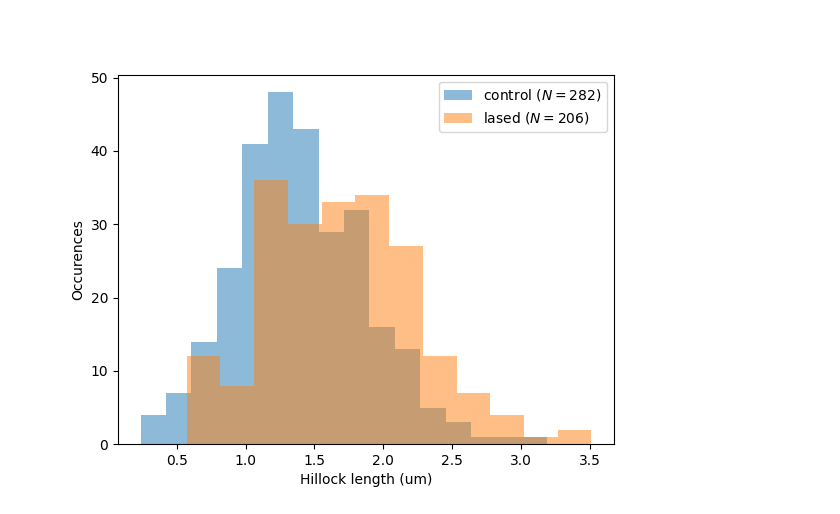
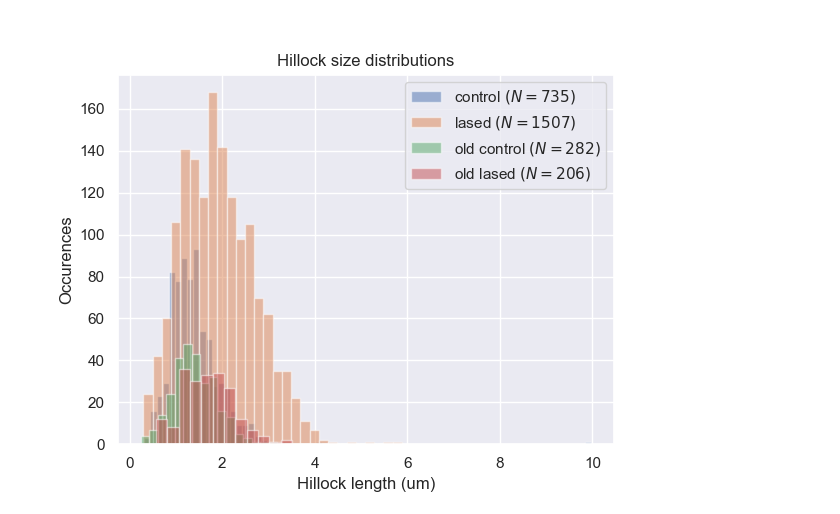
Before and after one commit to Atzphere/EDET80k_Damage, a Jupyter notebook: Visual Damage Analysis/hillock profiling/plotting.ipynb, the cells around one changed output. Saved outputs shown, nothing was run; the diff lists cells and outputs as text; code cells hidden in the pictures.

Commit message:
hillock search tools

```diff
--- a/Visual Damage Analysis/hillock profiling/plotting.ipynb
+++ b/Visual Damage Analysis/hillock profiling/plotting.ipynb
@@ -3,26 +3,43 @@ import numpy as np
 import pandas as pd
 import matplotlib.pyplot as plt
 %matplotlib widget
+import seaborn as sns
 import juplot as jp
+
+sns.set_theme()
 # %%
-f_control = "measurements_control.csv"
-f_lased = "measurements_lased.csv"
+f_control = "measurements_newchip_control.csv"
+f_lased = "measurements_newchip_heavy_lased.csv"
+
+f_lased_mid = "measurements_mid.csv"
+
+f_control_old = "measurements_control.csv"
+f_lased_old = "measurements_lased.csv"
 
 pixels_per_um = 188 / 20
 
-control = pd.read_csv(f_control, skiprows=1)
-lased = pd.read_csv(f_lased, skiprows=1)
+control = pd.read_csv(f_control, skiprows=1).squeeze()
+lased = pd.read_csv(f_lased, skiprows=1).squeeze()
+
+lased_mid = pd.read_csv(f_lased_mid, skiprows=1).squeeze()
+
+control_old = pd.read_csv(f_control_old, skiprows=1).squeeze() / pixels_per_um
+lased_old = pd.read_csv(f_lased_old, skiprows=1).squeeze() / pixels_per_um
 
 data = pd.concat([control, lased], axis=1, ignore_index=True).rename(columns={0: "control", 1: "lased"})
 
 fig, ax = jp.juplot(1)
-ax.hist(control / pixels_per_um, bins="auto", alpha=0.5, label=f"control $(N={len(control)})$")
-ax.hist(lased / pixels_per_um, bins="auto", alpha=0.5, label=f"lased $(N={len(lased)})$")
+ax.hist(control, bins="auto", alpha=0.5, label=f"control $(N={len(control)})$")
+ax.hist(lased, bins="auto", alpha=0.5, label=f"lased $(N={len(lased)})$")
 
+ax.hist(control_old, bins="auto", alpha=0.5, label=f"old control $(N={len(control_old)})$")
+ax.hist(lased_old, bins="auto", alpha=0.5, label=f"old lased $(N={len(lased_old)})$")
+
+ax.set_title("Hillock size distributions")
 ax.set_xlabel("Hillock length (um)")
 ax.set_ylabel("Occurences")
 ax.legend()
 
 plt.show()
 # %% [output]
-[figure, old version]
+[figure, new version]
```
Also changed, not shown: parts of 2 cells of this notebook, 13 other files.
